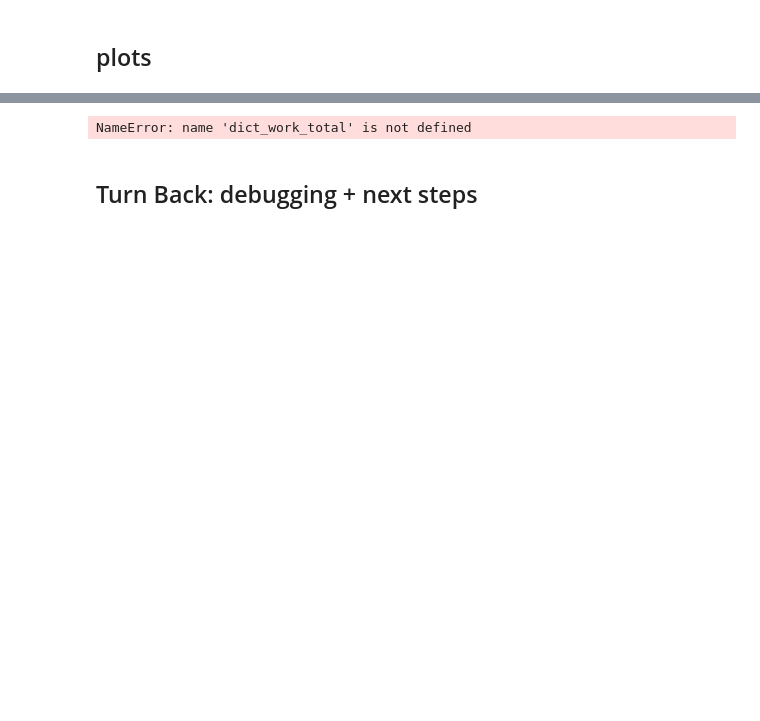
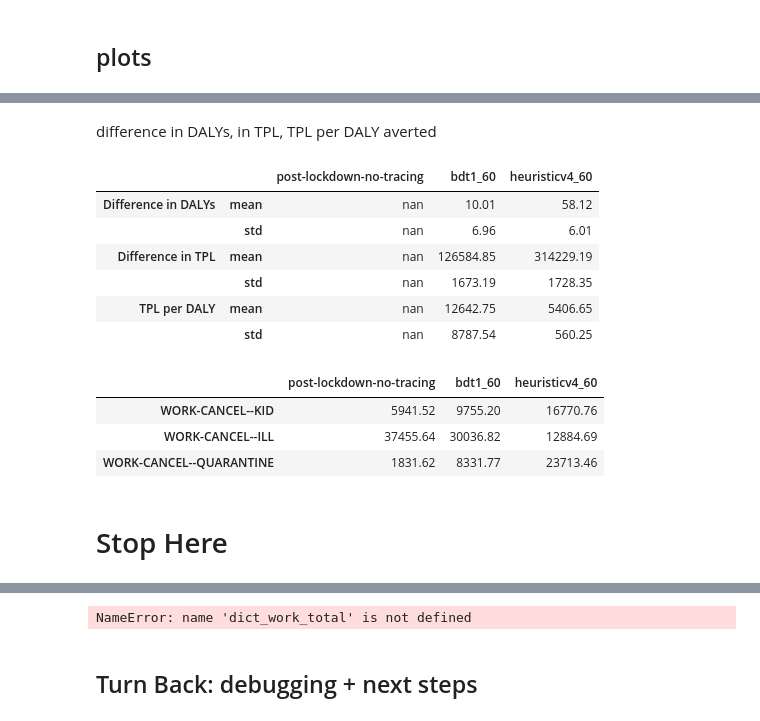
Before and after one commit to mila-iqia/COVI-AgentSim, a Jupyter notebook: notebooks/QALY_calculation.ipynb, the cells around one changed output, grey strips where cells are left out. Drawn from its saved outputs; the diff is of its cells as text; code cells hidden in the pictures; blank space fills up the shorter version.

```diff
--- a/notebooks/QALY_calculation.ipynb
+++ b/notebooks/QALY_calculation.ipynb
@@ -351,0 +573,39 @@ temp
+# %% [markdown]
+difference in DALYs, in TPL, TPL per DALY averted
+# %%
+diff_in_dalys = {i:{} for i in bootstrap[0].keys()}
+diff_in_tpl = {i:{} for i in bootstrap[0].keys()}
+tpl_per_daly = {i:{} for i in bootstrap[0].keys()}
+
+for method in ['bdt1_60', 'heuristicv4_60']:
+
+    mean_method = np.mean([bootstrap[i][method][0] for i in range(n_bootstraps)])
+    std_method = np.std([bootstrap[i][method][0] for i in range(n_bootstraps)])
+    mean_no_tracing = np.mean([bootstrap[i]['post-lockdown-no-tracing'][0] for i in range(n_bootstraps)])
+    std_no_tracing = np.std([bootstrap[i]['post-lockdown-no-tracing'][0] for i in range(n_bootstraps)])
+
+    diff_in_dalys[method]['mean'] = mean_no_tracing - mean_method
+    diff_in_dalys[method]['std'] = np.sqrt(std_method + std_no_tracing)
+    diff_in_tpl[method]['mean'] = tpl[method]['mean'] - tpl['post-lockdown-no-tracing']['mean']
+    diff_in_tpl[method]['std'] = np.sqrt(tpl[method]['mean'] + tpl['post-lockdown-no-tracing']['mean'])
+
+    tpl_per_daly[method]['mean'] = diff_in_tpl[method]['mean'] / diff_in_dalys[method]['mean']
+    tpl_per_daly[method]['std'] = tpl_per_daly[method]['mean'] * (
+        np.sqrt((diff_in_dalys[method]['std']/diff_in_dalys[method]['mean'])**2 + \
+                (diff_in_tpl[method]['std']/diff_in_tpl[method]['mean'])**2
+               )
+        )
+pd.concat([pd.DataFrame(diff_in_dalys),
+           pd.DataFrame(diff_in_tpl),
+           pd.DataFrame(tpl_per_daly)],
+          keys = ['Difference in DALYs',
+                  'Difference in TPL',
+                  'TPL per DALY'])
+# %% [output]
+|  |  | post-lockdown-no-tracing | bdt1_60 | heuristicv4_60 |
+| Difference in DALYs | mean | nan | 10.01 | 58.12 |
+|  | std | nan | 6.96 | 6.01 |
+| Difference in TPL | mean | nan | 126584.85 | 314229.19 |
+|  | std | nan | 1673.19 | 1728.35 |
+| TPL per DALY | mean | nan | 12642.75 | 5406.65 |
+|  | std | nan | 8787.54 | 560.25 |
@@ -352,3 +627,12 @@ temp
+# %%
+pd.DataFrame(mean)
+# %% [output]
+|  | post-lockdown-no-tracing | bdt1_60 | heuristicv4_60 |
+| WORK-CANCEL--KID | 5941.52 | 9755.20 | 16770.76 |
+| WORK-CANCEL--ILL | 37455.64 | 30036.82 | 12884.69 |
+| WORK-CANCEL--QUARANTINE | 1831.62 | 8331.77 | 23713.46 |
+# %% [markdown]
+# Stop Here
 # %%
 # disability_weights = {
 #     'no_hospitalization':0.051, # moderate lower respiratory infection
```
Also changed, not shown: parts of 30 cells of this notebook, 1 other file.
